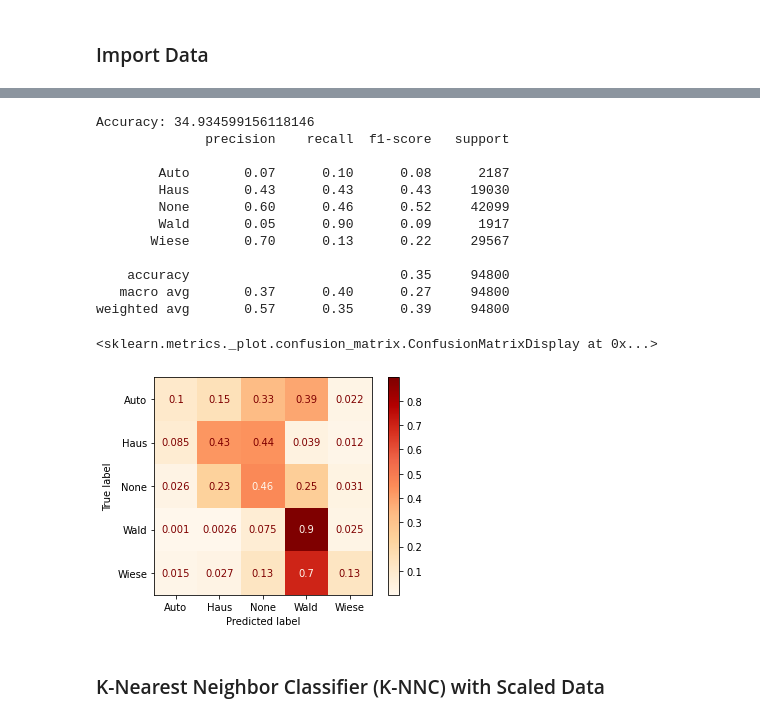
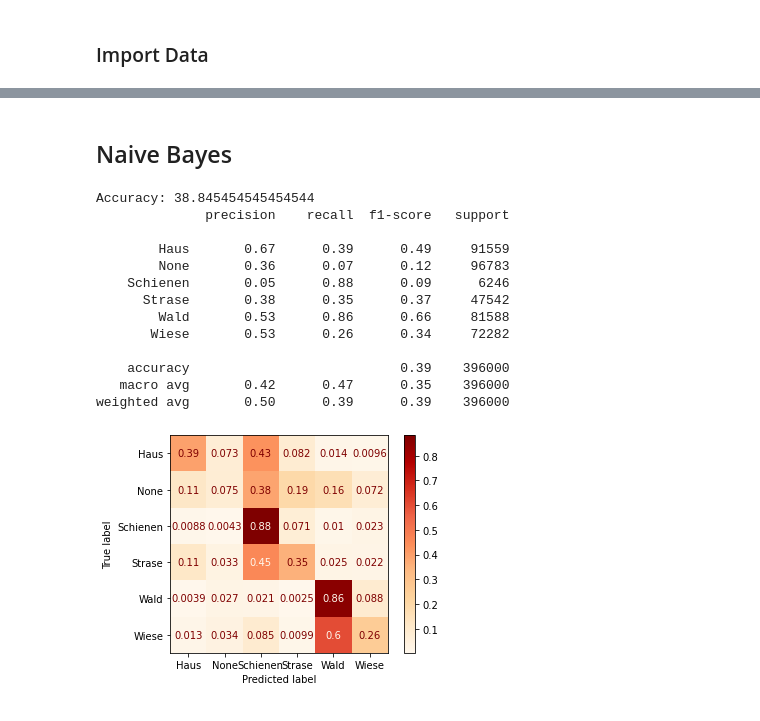
Before and after one commit to Tes-star/Remote_Sensing_Gyrocopter, a Jupyter notebook: Modelling/Baselines/Naive_Bayes.ipynb, the cells around one changed output, grey strips where cells are left out. Drawn from its saved outputs; the diff is of its cells as text; code cells hidden in the pictures.

Commit message:
#16 passe baseline classifier knn naive_bayes un NN_Classifier an

```diff
--- a/Modelling/Baselines/Naive_Bayes.ipynb
+++ b/Modelling/Baselines/Naive_Bayes.ipynb
@@ -7,0 +8,3 @@ X,Y=import_labeled_data()
+# %%
+path_nextcloud = find_path_nextcloud()
+path_labeled = path_nextcloud + 'Daten_Gyrocopter/Oldenburg/Teilbilder/grid_200_200/labeled/'
@@ -7,0 +13,9 @@ X,Y=import_labeled_data()
+# %%
+from Code.functions.import_labeled_data import import_labeled_data
+from Code.functions.class_ids import get_class_dictionary, new_label_mapping
+df_annotations = import_labeled_data(path_labeled_folder=path_labeled)
+
+df_annotations = new_label_mapping(datafrane=df_annotations, map_column='label', label_mapping='Ohne_Auto_See')
+
+class_dict = get_class_dictionary()
+df_annotations['label'] = df_annotations['label'].replace(class_dict)
@@ -8,11 +38,9 @@ X,Y=import_labeled_data()
 # %%
+X = df_annotations.drop(columns=['label', 'picture_name'])
+Y = df_annotations['label']
+
 from sklearn.model_selection import train_test_split
-X_train, X_test, y_train, y_test = train_test_split(X, Y, test_size=0.30, stratify=Y)
-labels = {0:'None',1:'Wiese', 2:'Straße',3: 'Auto', 4:'See', 5:'Schienen', 6:'Haus', 7:'Wald'}
-
-#convert ID Labels to ID
-y_train = [labels[y] for y in y_train]
-y_test = [labels[y] for y in y_test]
+X_train, X_test, y_train, y_test = train_test_split(X, Y, test_size=0.3, random_state=0)
 
 print(f'X_train Shape: {len(X_train)}\nX_test Shape: {len(X_test)}\ny_train Shape: {len(y_train)}\ny_test Shape:{len(y_test)}')
 # %% [output]
@@ -28,38 +51,49 @@ y_test Shape:94800
+# %% [markdown]
+## Naive Bayes
 # %%
 from sklearn.metrics import accuracy_score, classification_report
 from sklearn.metrics import ConfusionMatrixDisplay
-from sklearn.neighbors import KNeighborsClassifier
 from numpy import unique
 from sklearn.metrics import confusion_matrix
-from sklearn.naive_bayes import GaussianNB, MultinomialNB
+from sklearn.naive_bayes import GaussianNB
+
+# save start time
+start = time.process_time()
 
 # Train
-NB = GaussianNB(priors=[0.2,0.2,0.2,0.2,0.2])
+NB = GaussianNB()
 NB.fit(X_train, y_train)
 
 # Test
 NB_pred = NB.predict(X_test)
 
+# save end time
+end = time.process_time()
+
+# calculate runtime
+run_time = end - start
+
 # Result
+print(f'Laufzeit: {run_time.__round__(1)}s')
 print(f"Accuracy: {accuracy_score(y_test, NB_pred) * 100}")
 print(classification_report(y_test, NB_pred))
+
 cm=confusion_matrix(y_test, NB_pred,labels=list(unique(NB_pred)),normalize='true')
 disp=ConfusionMatrixDisplay(cm,  display_labels=list(unique(NB_pred)))
 disp.plot(cmap="OrRd")
+plt.show()
 # %% [output]
-Accuracy: 34.934599156118146
+Accuracy: 38.845454545454544
               precision    recall  f1-score   support
 
-        Auto       0.07      0.10      0.08      2187
-        Haus       0.43      0.43      0.43     19030
-        None       0.60      0.46      0.52     42099
-        Wald       0.05      0.90      0.09      1917
-       Wiese       0.70      0.13      0.22     29567
+        Haus       0.67      0.39      0.49     91559
+        None       0.36      0.07      0.12     96783
+    Schienen       0.05      0.88      0.09      6246
+      Strase       0.38      0.35      0.37     47542
+        Wald       0.53      0.86      0.66     81588
+       Wiese       0.53      0.26      0.34     72282
 
-    accuracy                           0.35     94800
-   macro avg       0.37      0.40      0.27     94800
-weighted avg       0.57      0.35      0.39     94800
+    accuracy                           0.39    396000
+   macro avg       0.42      0.47      0.35    396000
+weighted avg       0.50      0.39      0.39    396000
-<sklearn.metrics._plot.confusion_matrix.ConfusionMatrixDisplay at 0x...>
-[figure, old version]
+[figure, new version]
-# %% [markdown]
-### K-Nearest Neighbor Classifier (K-NNC) with Scaled Data
```
Also changed, not shown: parts of 13 cells of this notebook, 7 other files.
